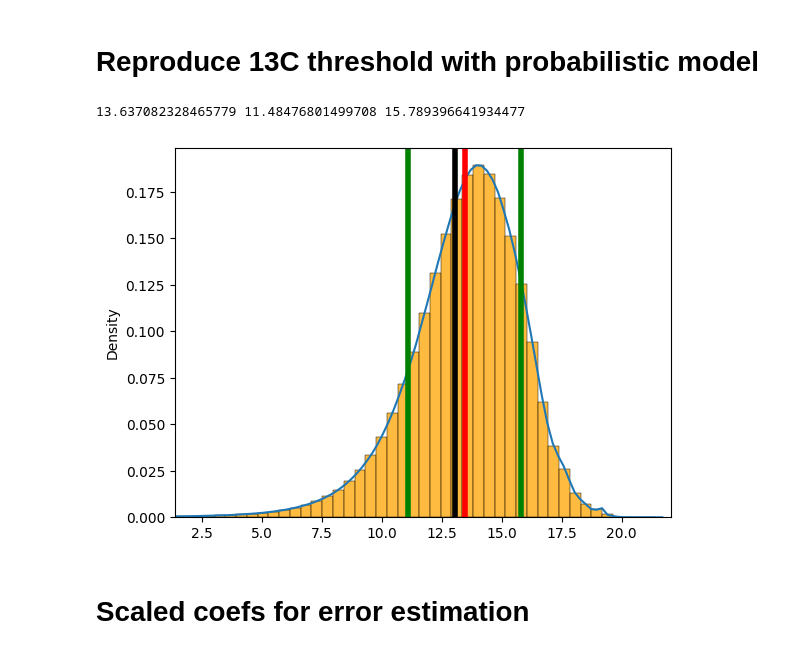
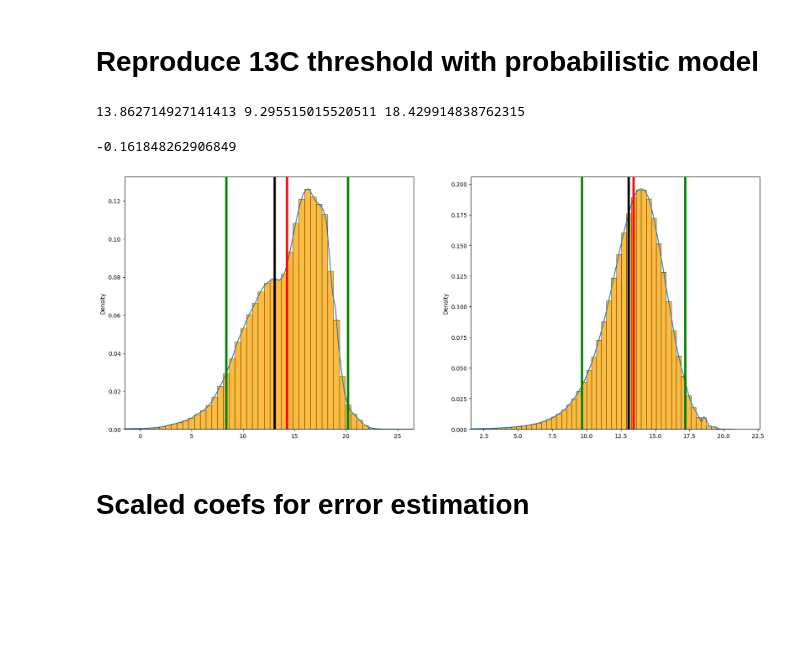
Before and after one commit to greenguy33/environmental-bayesian-modeling, a Jupyter notebook: notebooks/Burke_paper_reproduction.ipynb, the cells around one changed output. Saved outputs shown, nothing was run; the diff lists cells and outputs as text; code cells hidden in the pictures; blank space fills up the shorter version.

```diff
--- a/notebooks/Burke_paper_reproduction.ipynb
+++ b/notebooks/Burke_paper_reproduction.ipynb
@@ -192,7 +195,7 @@ KeyboardInterrupt:
 
 KeyboardInterrupt
 # %%
-model = pd.read_pickle('../models/burke-reproduction-mcmc-fixed-effects-grad-effects-missing-rows-omitted-deterministic-observed-new-priors.pkl')
+model = pd.read_pickle('../models/burke-reproduction-mcmc-fixed-effects-grad-effects-missing-rows-imputed-deterministic-observed-original-dataset.pkl')
 trace = model["trace"]
 prior = model["prior"]
 posterior = model["posterior"]
@@ -245,24 +248,42 @@ numerator = [val for val in coef1]
 denominator = [-2*val for val in coef2]
 res = temp_scaler.inverse_transform(np.array(numerator) / np.array(denominator).reshape(-1,1)).flatten()
 # res = np.array(numerator) / np.array(denominator)
-print(np.mean(res), np.mean(res) - np.std(res), np.mean(res) + np.std(res))
+print(np.mean(res), np.mean(res) - np.std(res) * 1.645, np.mean(res) + np.std(res) * 1.645)
 # %% [output]
-13.637082328465779 11.48476801499708 15.789396641934477
+13.862714927141413 9.295515015520511 18.429914838762315
+# %%
+# where does the original 13C estimate fall?
+zscore = (13.06 - np.mean(res)) / np.std(res)
+print(zscore)
+# %% [output]
+-0.161848262906849
 # %%
-fig, ax = plt.subplots()
+fig, (ax1, ax2) = plt.subplots(1,2, figsize=(20,8))
+
 x = np.linspace(np.mean(res) - 3*np.std(res), np.mean(res) + 3*np.std(res), 100)
-sns.histplot(res,bins=100,color="orange",stat="density", ax=ax)
+sns.histplot(res,bins=100,color="orange",stat="density", ax=ax1)
 # plt.plot(x, stats.norm.pdf(x, np.mean(res), np.std(res)), color="blue")
-sns.kdeplot(res)
-plt.axvline(x = np.mean(res), color = 'r', lw = 4, label = 'axvline - full height')
-plt.axvline(x = np.mean(res) - np.std(res), color = 'g', lw = 4, label = 'axvline - full height')
-plt.axvline(x = np.mean(res) + np.std(res), color = 'g', lw = 4, label = 'axvline - full height')
-plt.axvline(x = 13.06, color = 'k', lw = 4, label = 'axvline - full height')
-ax.set_xlim(min(x)-5, max(x)+1.5)
-plt.show()
-# plt.savefig("../figures/burke_reproduction_pdf.png")
+sns.kdeplot(res, ax=ax1)
+ax1.axvline(x = np.mean(res), color = 'r', lw = 4, label = 'axvline - full height')
+ax1.axvline(x = np.mean(res) - np.std(res) * 1.645, color = 'g', lw = 4, label = 'axvline - full height')
+ax1.axvline(x = np.mean(res) + np.std(res) * 1.645, color = 'g', lw = 4, label = 'axvline - full height')
+ax1.axvline(x = 13.06, color = 'k', lw = 4, label = 'axvline - full height')
+ax1.set_xlim(min(x)-5, max(x)+1.5)
+
+x = np.linspace(np.mean(res2) - 3*np.std(res2), np.mean(res) + 3*np.std(res2), 100)
+sns.histplot(res2,bins=100,color="orange",stat="density", ax=ax2)
+# plt.plot(x, stats.norm.pdf(x, np.mean(res), np.std(res)), color="blue")
+sns.kdeplot(res2, ax=ax2)
+ax2.axvline(x = np.mean(res2), color = 'r', lw = 4, label = 'axvline - full height')
+ax2.axvline(x = np.mean(res2) - np.std(res2) * 1.645, color = 'g', lw = 4, label = 'axvline - full height')
+ax2.axvline(x = np.mean(res2) + np.std(res2) * 1.645, color = 'g', lw = 4, label = 'axvline - full height')
+ax2.axvline(x = 13.06, color = 'k', lw = 4, label = 'axvline - full height')
+ax2.set_xlim(min(x)-5, max(x)+1.5)
+
+# plt.show()
+plt.savefig("../figures/burke_reproduction_pdf.png")
 # %% [output]
-[figure, old version]
+[figure, new version]
 # %% [markdown]
 # Scaled coefs for error estimation
 # %%
```
Also changed, not shown: parts of 16 cells of this notebook, 7 other files.
